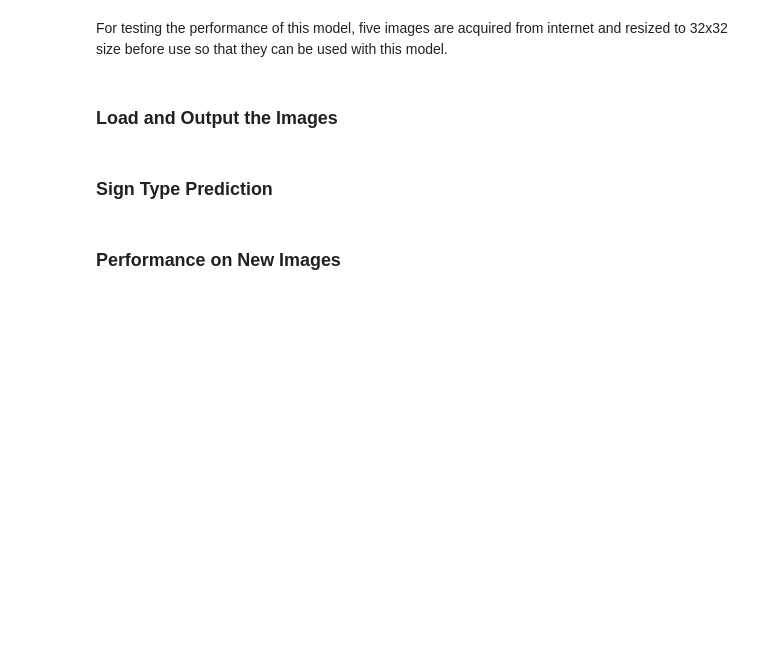
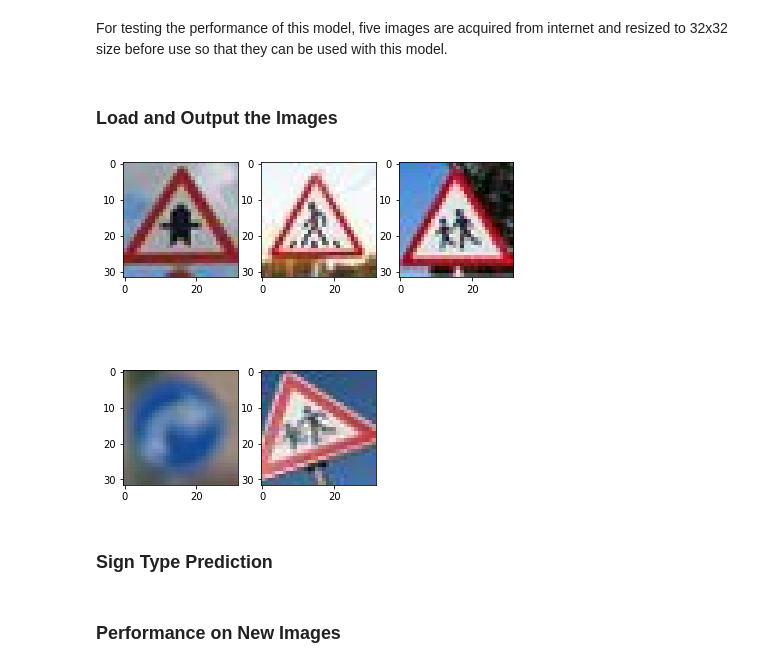
Before and after one commit to rahul1593/Traffic-Sign-Classifier, a Jupyter notebook: Traffic_Sign_Classifier.ipynb, the cells around one changed output. Cells and saved outputs as stored; diff of their text form; code cells hidden in the pictures; blank space fills up the shorter version.

```diff
--- a/Traffic_Sign_Classifier.ipynb
+++ b/Traffic_Sign_Classifier.ipynb
@@ -422,19 +415,21 @@ For testing the performance of this model, five images are acquired from interne
 # %%
 import matplotlib.image as mpimg
 from PIL import Image
 %matplotlib inline
 
 test_img_dir = "./test_images/"
 test_img_names = ["img1.jpg", "img2.jpg", "img3.jpg", "img4.jpg", "img5.jpg"]
 
 # test_images are color images and test_images_g are grayscale equivalents
 test_images, test_images_g = prepareSetWithNewImages(test_img_dir, test_img_names)
-y_new = [25, 27, 28, 33, 25]
+y_new = [11, 27, 28, 33, 28]
 
 fig = plt.figure(figsize=(7,7))
 for i in range(5):
     sf = fig.add_subplot(2, 3, i+1)
     plt.imshow(test_images[i])
+# %% [output]
+[figure, added]
 # %% [markdown]
 ### Sign Type Prediction
 # %%
```
Also changed, not shown: parts of 9 cells of this notebook, 1 other file.
